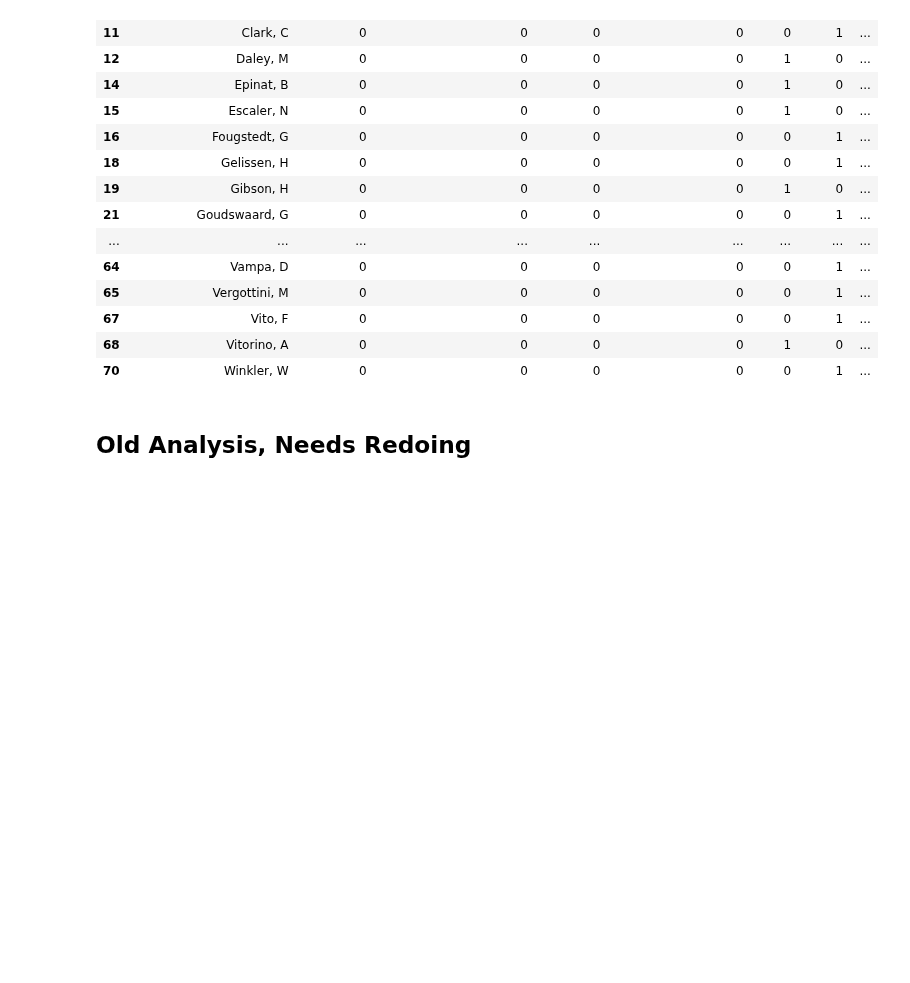
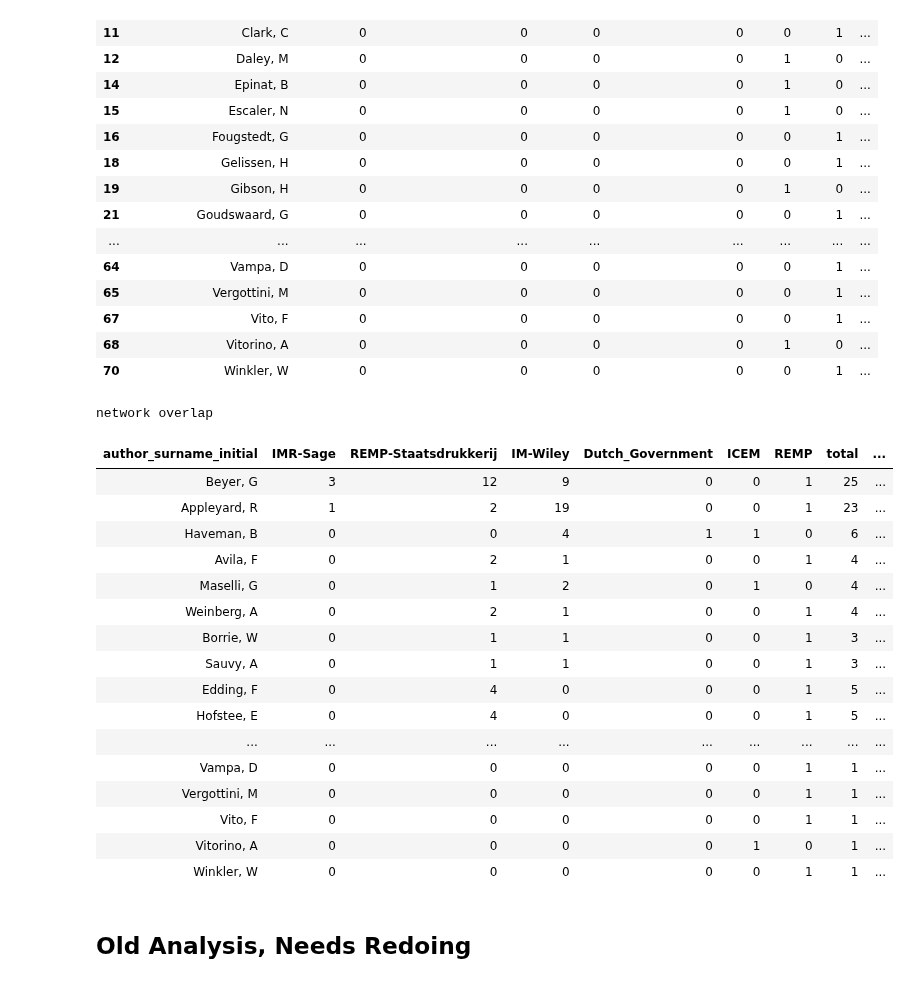
Before and after one commit to HoekR/migrant_discourse, a Jupyter notebook: notebooks/Community-overlap-analysis.ipynb, the cells around one changed output. Saved outputs shown, nothing was run; the diff lists cells and outputs as text; code cells hidden in the pictures; blank space fills up the shorter version.

```diff
--- a/notebooks/Community-overlap-analysis.ipynb
+++ b/notebooks/Community-overlap-analysis.ipynb
@@ -716,6 +750,41 @@ for i in vals:
 | 67 | Vito, F | 0 | 0 | 0 | 0 | 0 | 1 | ... |
 | 68 | Vitorino, A | 0 | 0 | 0 | 0 | 1 | 0 | ... |
 | 70 | Winkler, W | 0 | 0 | 0 | 0 | 0 | 1 | ... |
+# %%
+from IPython.core.display import display, HTML
+style = "style='display:inline'"
+
+
+
+res = overlap_df.loc[overlap_df.network_count>1]
+res = res.sort_values(['network_count', 'network_mean', 'total'], ascending=False)
+#res = res[numcols].apply(lambda x: x.round(0))
+display(res.style
+        .set_table_attributes(style)
+        .set_caption(f'<h1>network overlap<h1>')
+        .set_precision(0)
+        .hide_index()
+        .apply(lambda x:highlight_max(x, color='orange'), subset=article_cols, axis=0)
+        .apply(lambda x:highlight_max(x, color='red'), subset=governance_cols, axis=0))
+# %% [output]
+network overlap
+| author_surname_initial | IMR-Sage | REMP-Staatsdrukkerij | IM-Wiley | Dutch_Government | ICEM | REMP | total | ... |
+| Beyer, G | 3 | 12 | 9 | 0 | 0 | 1 | 25 | ... |
+| Appleyard, R | 1 | 2 | 19 | 0 | 0 | 1 | 23 | ... |
+| Haveman, B | 0 | 0 | 4 | 1 | 1 | 0 | 6 | ... |
+| Avila, F | 0 | 2 | 1 | 0 | 0 | 1 | 4 | ... |
+| Maselli, G | 0 | 1 | 2 | 0 | 1 | 0 | 4 | ... |
+| Weinberg, A | 0 | 2 | 1 | 0 | 0 | 1 | 4 | ... |
+| Borrie, W | 0 | 1 | 1 | 0 | 0 | 1 | 3 | ... |
+| Sauvy, A | 0 | 1 | 1 | 0 | 0 | 1 | 3 | ... |
+| Edding, F | 0 | 4 | 0 | 0 | 0 | 1 | 5 | ... |
+| Hofstee, E | 0 | 4 | 0 | 0 | 0 | 1 | 5 | ... |
+| ... | ... | ... | ... | ... | ... | ... | ... | ... |
+| Vampa, D | 0 | 0 | 0 | 0 | 0 | 1 | 1 | ... |
+| Vergottini, M | 0 | 0 | 0 | 0 | 0 | 1 | 1 | ... |
+| Vito, F | 0 | 0 | 0 | 0 | 0 | 1 | 1 | ... |
+| Vitorino, A | 0 | 0 | 0 | 0 | 1 | 0 | 1 | ... |
+| Winkler, W | 0 | 0 | 0 | 0 | 0 | 1 | 1 | ... |
 # %%
 # all this is stolen from https://pandas.pydata.org/pandas-docs/stable/user_guide/style.html
 df = pd.DataFrame([[2,3,-3], [3,2,7], [2,4,4]], columns=list("ABC"))
```
Also changed, not shown: parts of 4 cells of this notebook, 1 other file.
